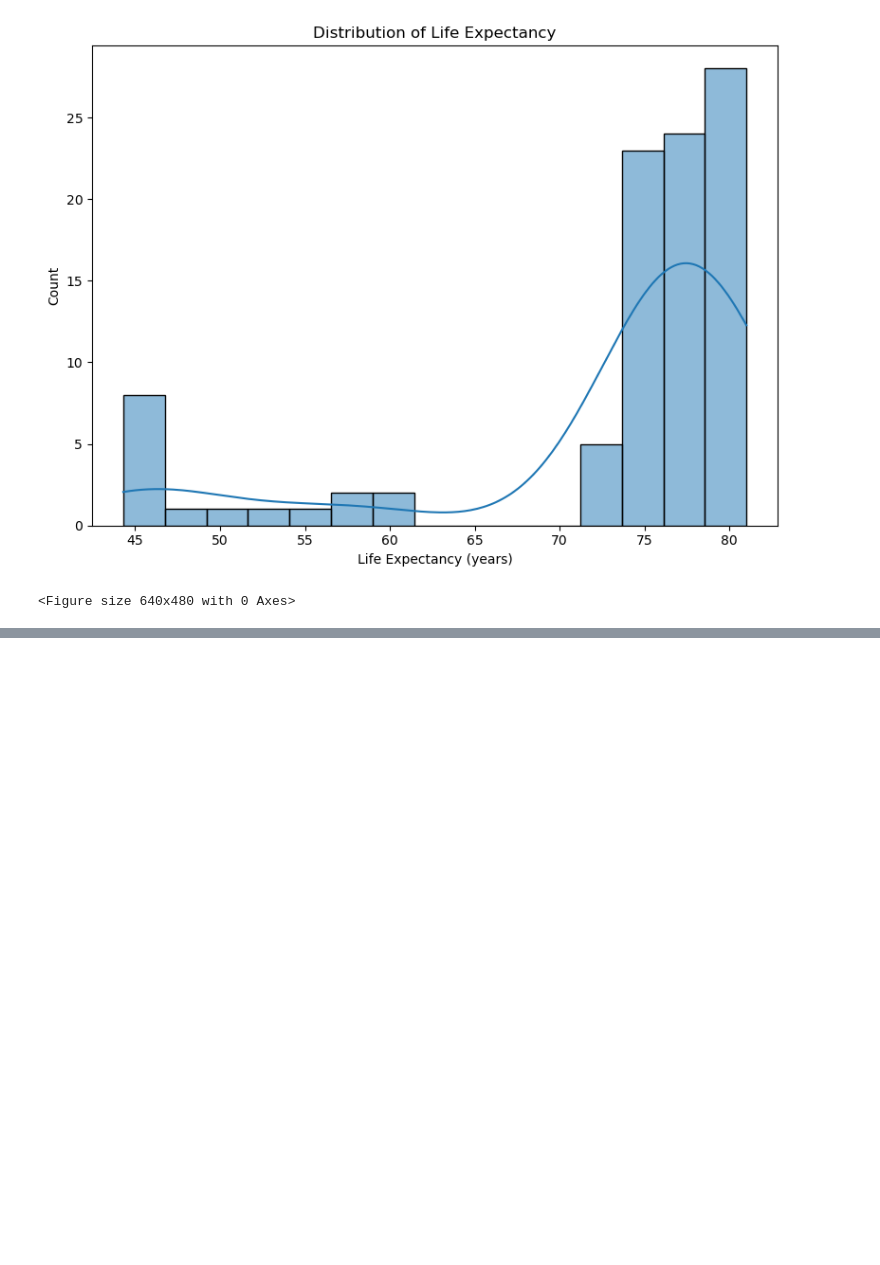
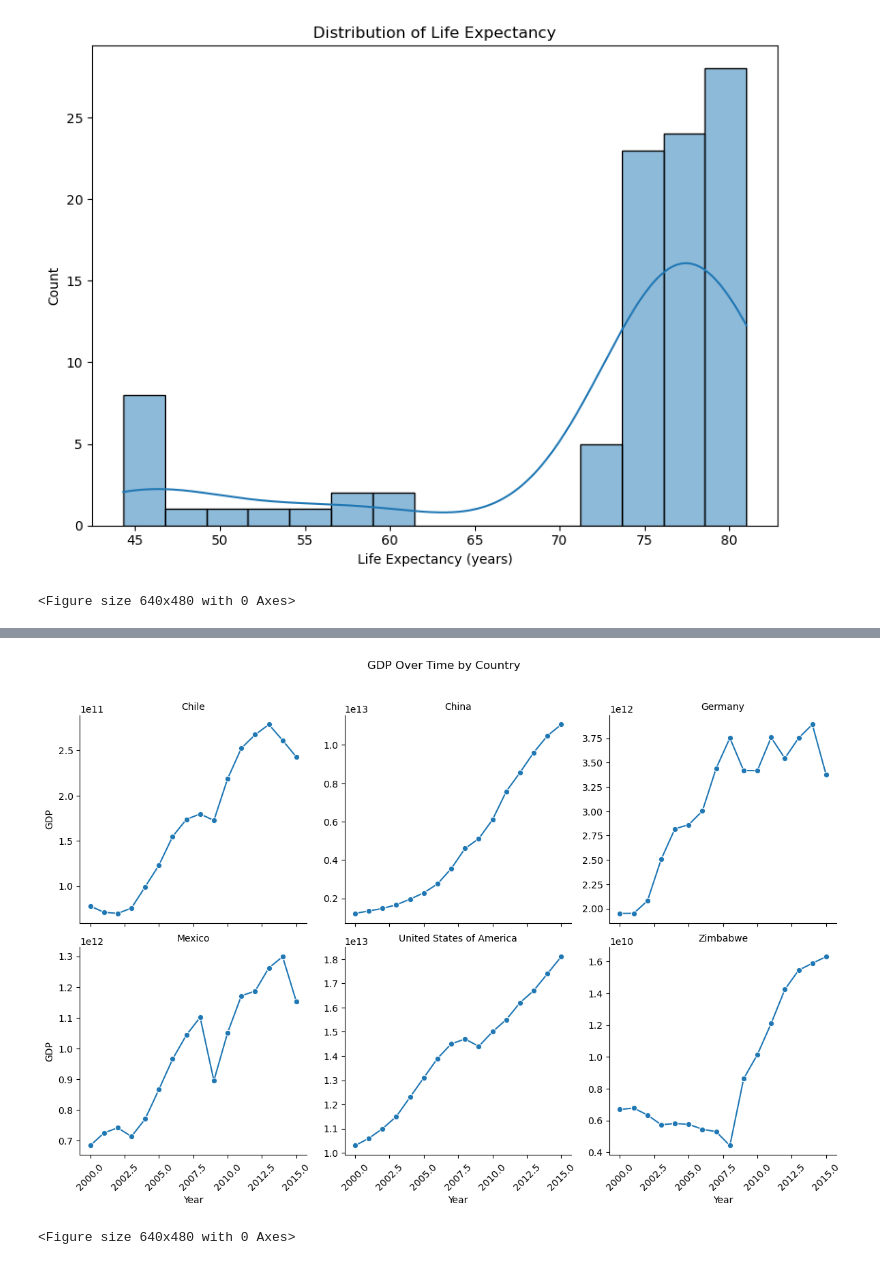
Before and after one commit to Sasimgt/Life-Expectancy-GDP-Analysis, a Jupyter notebook: life_expectancy_gdp.ipynb, the cells around one changed output, grey strips where cells are left out. Drawn from its saved outputs; the diff is of its cells as text; code cells hidden in the pictures; blank space fills up the shorter version.

```diff
--- a/life_expectancy_gdp.ipynb
+++ b/life_expectancy_gdp.ipynb
@@ -225,0 +288,30 @@ plt.clf()
+# %%
+g = sns.FacetGrid(
+    df,
+    col="Country",
+    col_wrap=3,
+    height=4,
+    sharey=False
+)
+
+g.map_dataframe(
+    sns.lineplot,
+    x="Year",
+    y="GDP",
+    marker="o"
+)
+
+g.set_axis_labels("Year", "GDP")
+g.set_titles("{col_name}")
+
+for ax in g.axes.flat:
+    ax.tick_params(axis='x', rotation=45)
+
+g.figure.subplots_adjust(top=0.88)
+g.figure.suptitle("GDP Over Time by Country")
+g.savefig("images/facet_gdp_by_country.png", dpi=300)
+plt.show()
+plt.clf()
+# %% [output]
+[figure, added]
+<Figure size 640x480 with 0 Axes>
```
Also changed, not shown: parts of 5 cells of this notebook, 5 other files.
